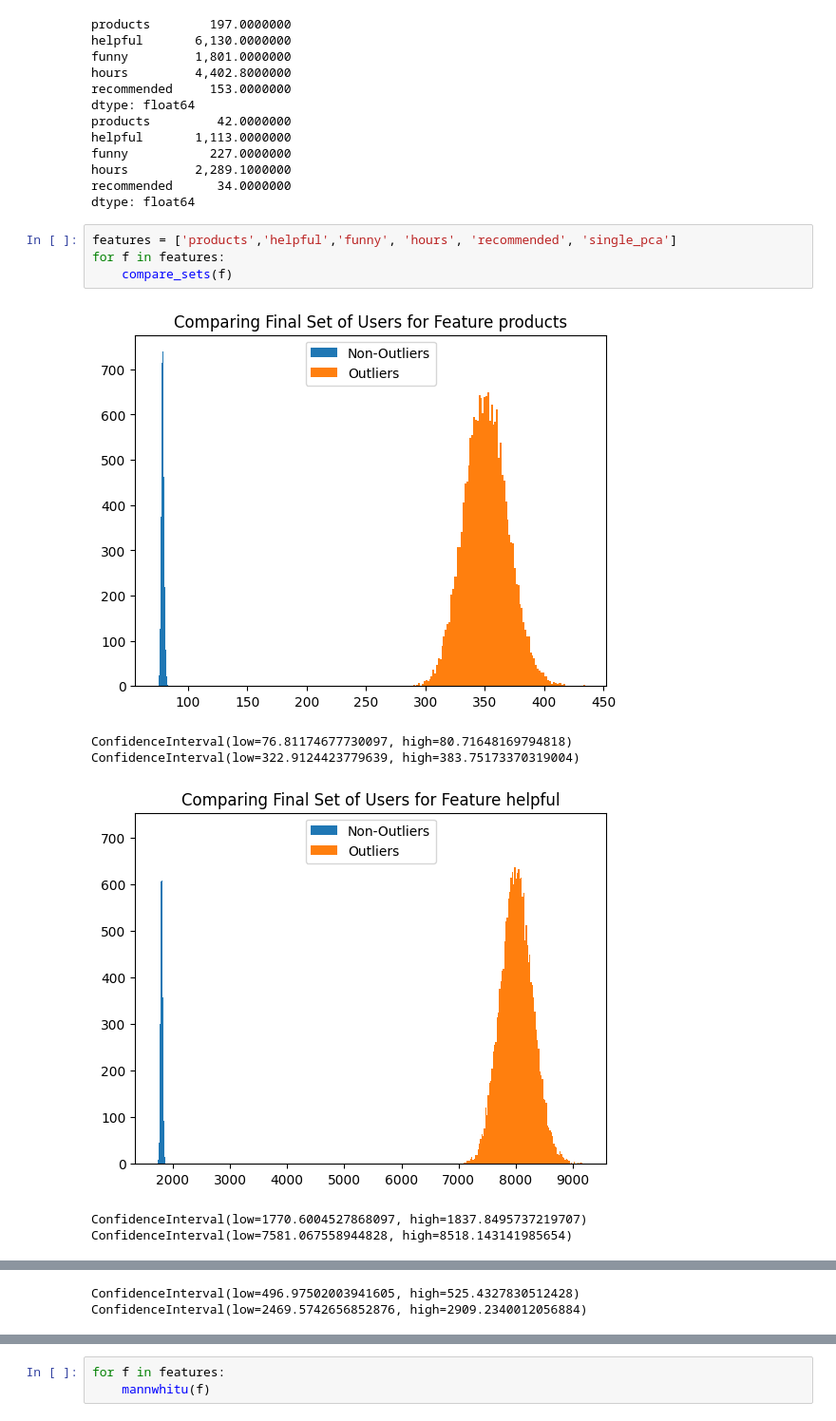
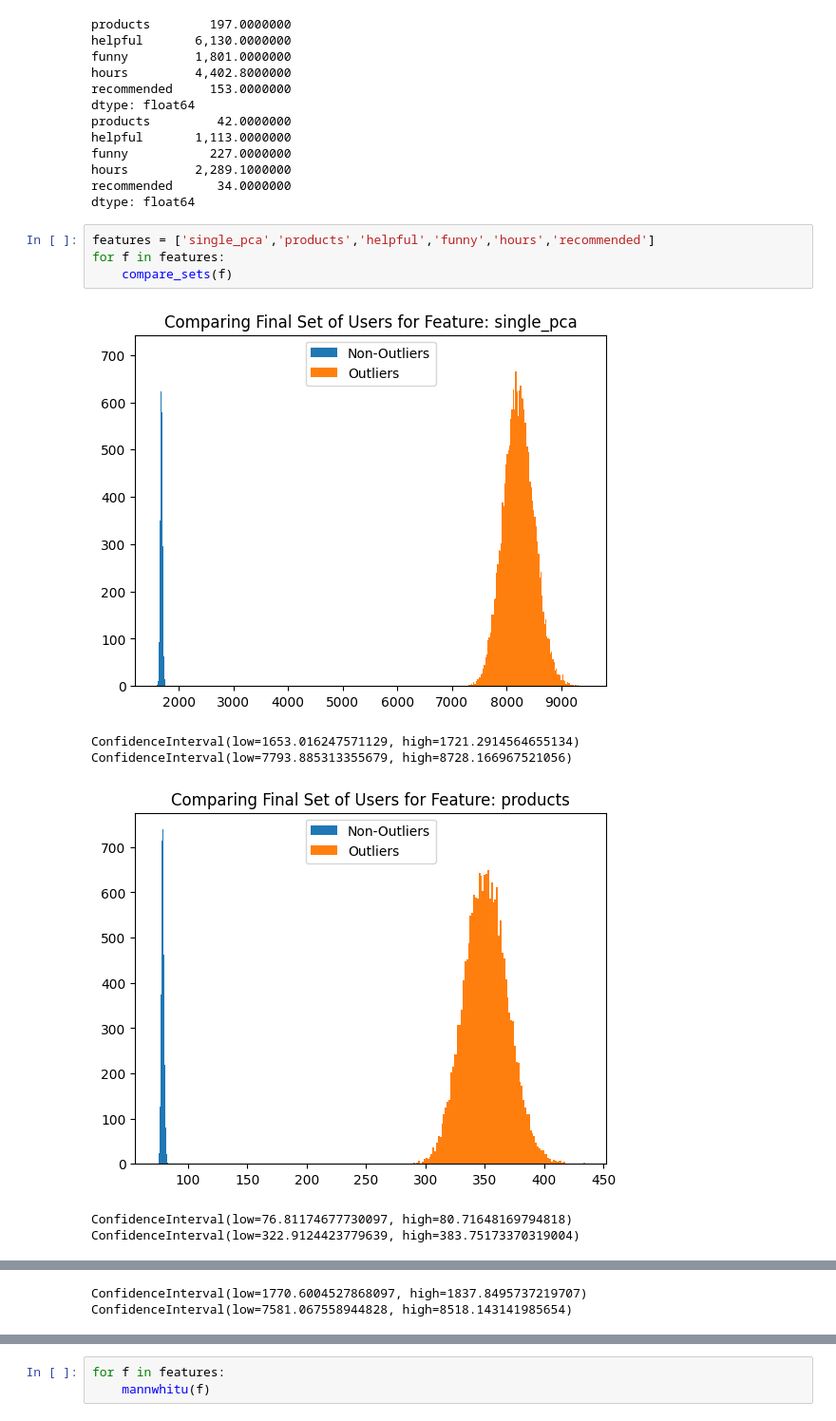
Before and after one commit to swatt45/Capstone, a Jupyter notebook: D502 EDA.ipynb, the cells around one changed output, grey strips where cells are left out. Shown at 95% size. Drawn from its saved outputs; the diff is of its cells as text.

```diff
--- a/D502 EDA.ipynb
+++ b/D502 EDA.ipynb
@@ -364,13 +378,13 @@ hours         2,289.1000000
 recommended      34.0000000
 dtype: float64
 # %%
-features = ['products','helpful','funny', 'hours', 'recommended', 'single_pca']
+features = ['single_pca','products','helpful','funny','hours','recommended']
 for f in features:
     compare_sets(f)
 # %% [output]
-[figure, old version]
+[figure, new version]
-ConfidenceInterval(low=76.81174677730097, high=80.71648169794818)
-ConfidenceInterval(low=322.9124423779639, high=383.75173370319004)
+ConfidenceInterval(low=1653.016247571129, high=1721.2914564655134)
+ConfidenceInterval(low=7793.885313355679, high=8728.166967521056)
-[figure, old version]
+[figure, new version]
-ConfidenceInterval(low=1770.6004527868097, high=1837.8495737219707)
-ConfidenceInterval(low=7581.067558944828, high=8518.143141985654)
+ConfidenceInterval(low=76.81174677730097, high=80.71648169794818)
+ConfidenceInterval(low=322.9124423779639, high=383.75173370319004)
@@ -378,2 +392,2 @@ ConfidenceInterval(low=7581.067558944828, high=8518.143141985654)
-ConfidenceInterval(low=496.97502003941605, high=525.4327830512428)
-ConfidenceInterval(low=2469.5742656852876, high=2909.2340012056884)
+ConfidenceInterval(low=1770.6004527868097, high=1837.8495737219707)
+ConfidenceInterval(low=7581.067558944828, high=8518.143141985654)
```
Also changed, not shown: parts of 4 cells of this notebook, 8 other files.
